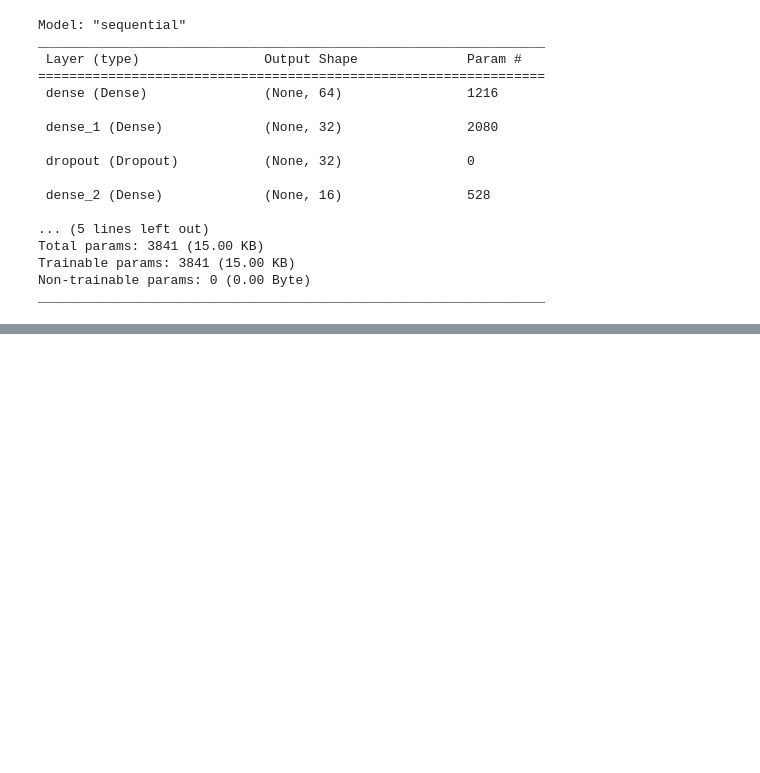
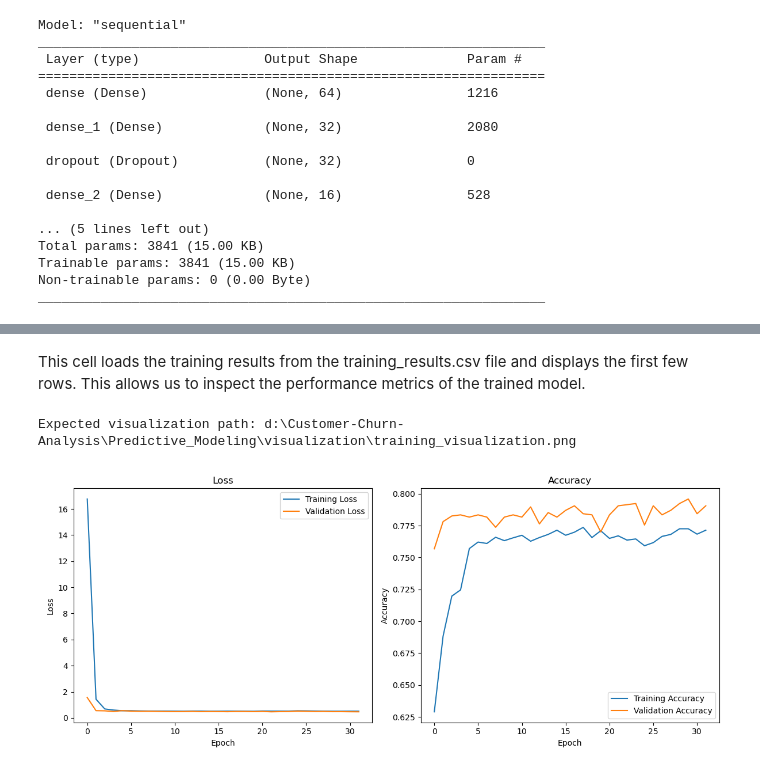
Before and after one commit to Maniramluitel2056/Customer-Churn-Analysis, a Jupyter notebook: notebooks/predictive_modeling/Predictive_Modeling.ipynb, the cells around one changed output, grey strips where cells are left out. Drawn from its saved outputs; the diff is of its cells as text; code cells hidden in the pictures; blank space fills up the shorter version.

```diff
--- a/notebooks/predictive_modeling/Predictive_Modeling.ipynb
+++ b/notebooks/predictive_modeling/Predictive_Modeling.ipynb
@@ -137,0 +175,18 @@ _________________________________________________________________
+# %% [markdown]
+This cell loads the training results from the training_results.csv file and displays the first few rows. This allows us to inspect the performance metrics of the trained model.
+# %%
+# Reload the visualization path
+visualization_path = os.path.join(project_root, 'Predictive_Modeling', 'visualization', 'training_visualization.png')
+
+# Debugging: Print the visualization path to ensure it is correct
+print(f"Expected visualization path: {visualization_path}")
+
+# Check for and display the training visualization if it exists
+if os.path.exists(visualization_path):
+    from IPython.display import Image
+    display(Image(filename=visualization_path))
+else:
+    print("Training visualization file not found.")
+# %% [output]
+Expected visualization path: d:\Customer-Churn-Analysis\Predictive_Modeling\visualization\training_visualization.png
+[figure, added]
```
Also changed, not shown: parts of 6 cells of this notebook, 11 other files.
